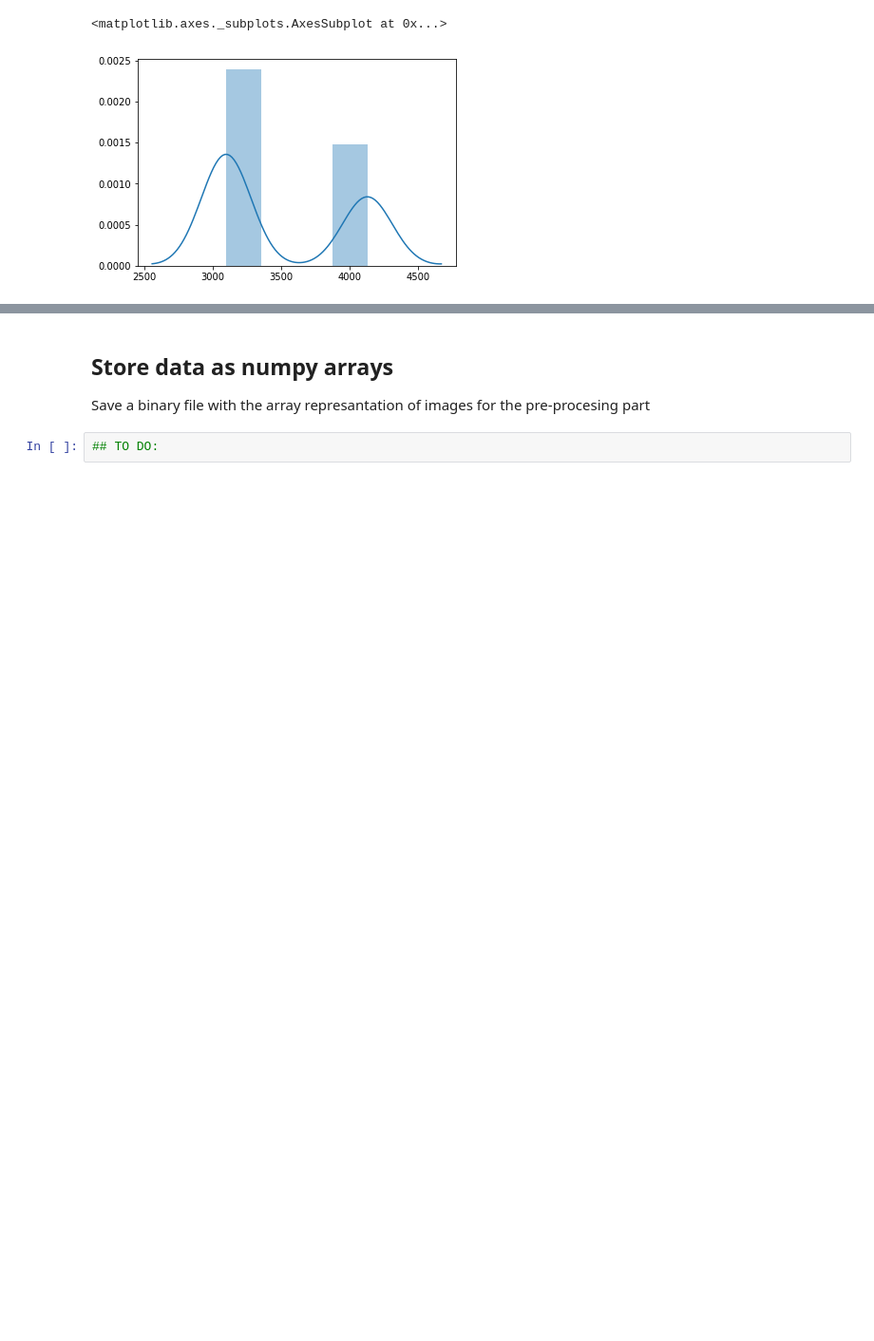
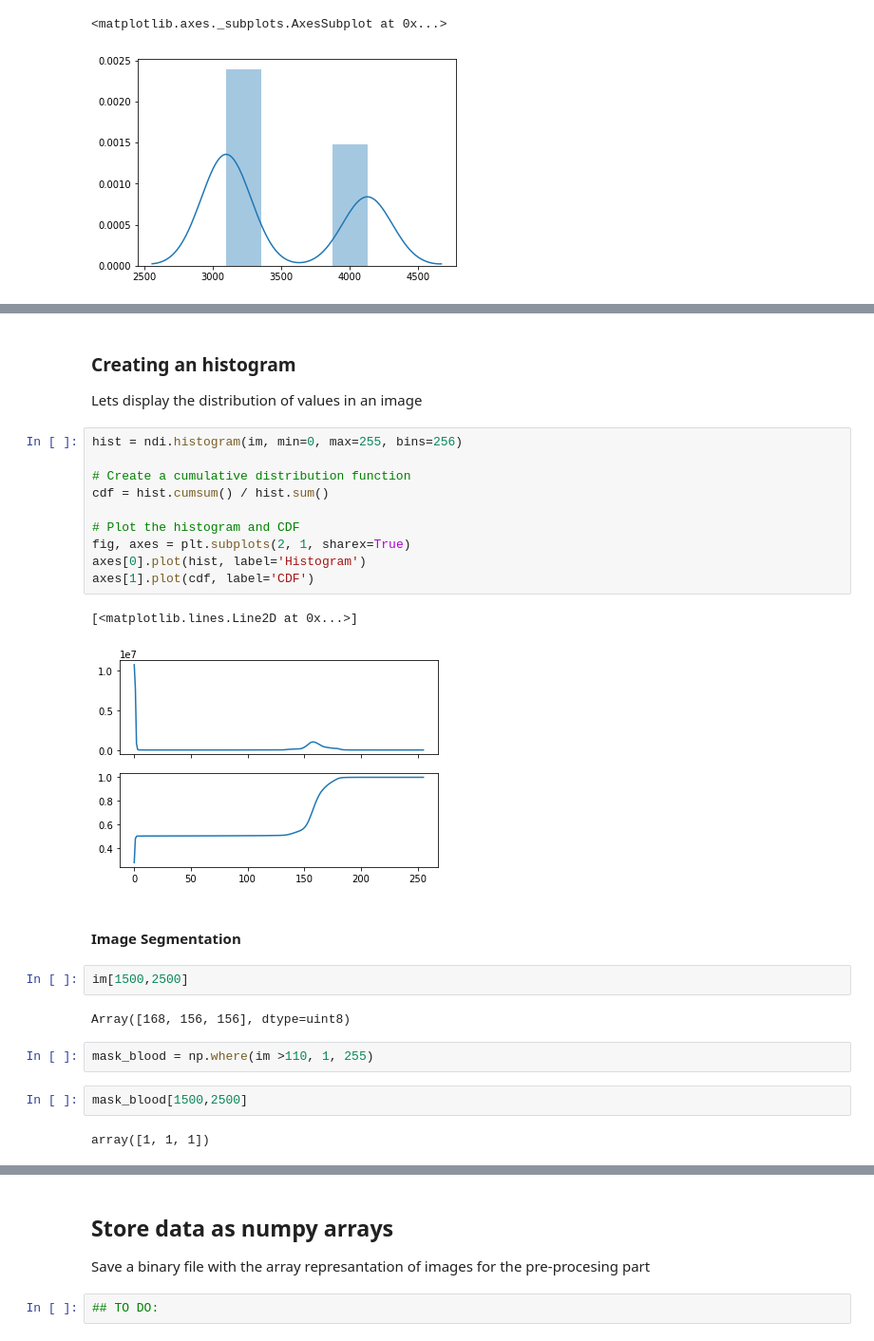
Before and after one commit to ErickDiaz/bioinformatic_thesis_project, a Jupyter notebook: code/data-exploration/data_exploration.ipynb, the cells around one changed output, grey strips where cells are left out. Shown: that part at 95% size. Saved outputs shown, nothing was run; the diff lists cells and outputs as text; blank space fills up the shorter version.

```diff
--- a/code/data-exploration/data_exploration.ipynb
+++ b/code/data-exploration/data_exploration.ipynb
@@ -135,0 +154,28 @@ sns.distplot(widths)
+# %% [markdown]
+### Creating an histogram
+Lets display the distribution of values in an image
+# %%
+hist = ndi.histogram(im, min=0, max=255, bins=256)
+
+# Create a cumulative distribution function
+cdf = hist.cumsum() / hist.sum()
+
+# Plot the histogram and CDF
+fig, axes = plt.subplots(2, 1, sharex=True)
+axes[0].plot(hist, label='Histogram')
+axes[1].plot(cdf, label='CDF')
+# %% [output]
+[<matplotlib.lines.Line2D at 0x...>]
+[figure, added]
+# %% [markdown]
+#### Image Segmentation
+# %%
+im[1500,2500]
+# %% [output]
+Array([168, 156, 156], dtype=uint8)
+# %%
+mask_blood = np.where(im >110, 1, 255)
+# %%
+mask_blood[1500,2500]
+# %% [output]
+array([1, 1, 1])
```
Also changed, not shown: parts of 12 cells of this notebook.
